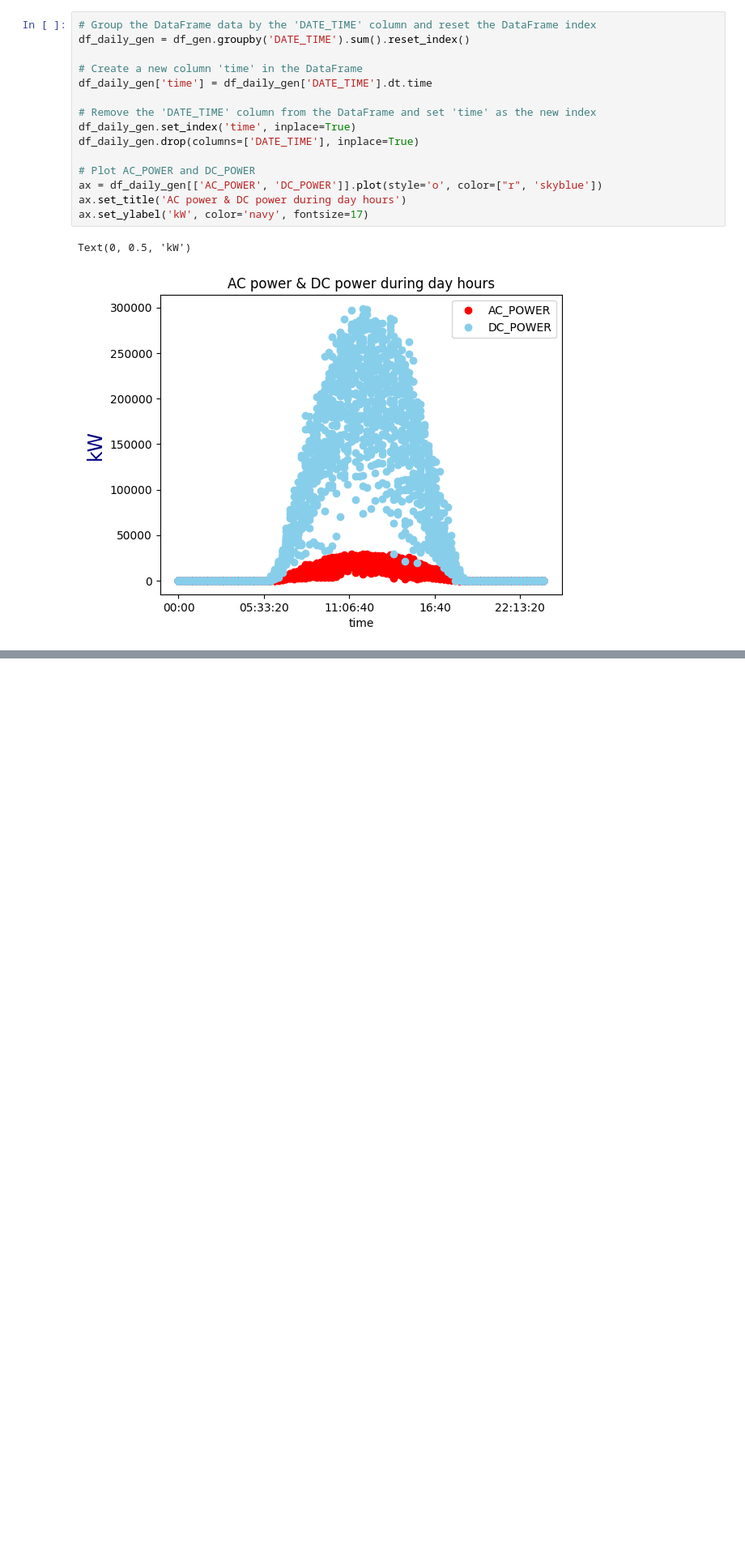
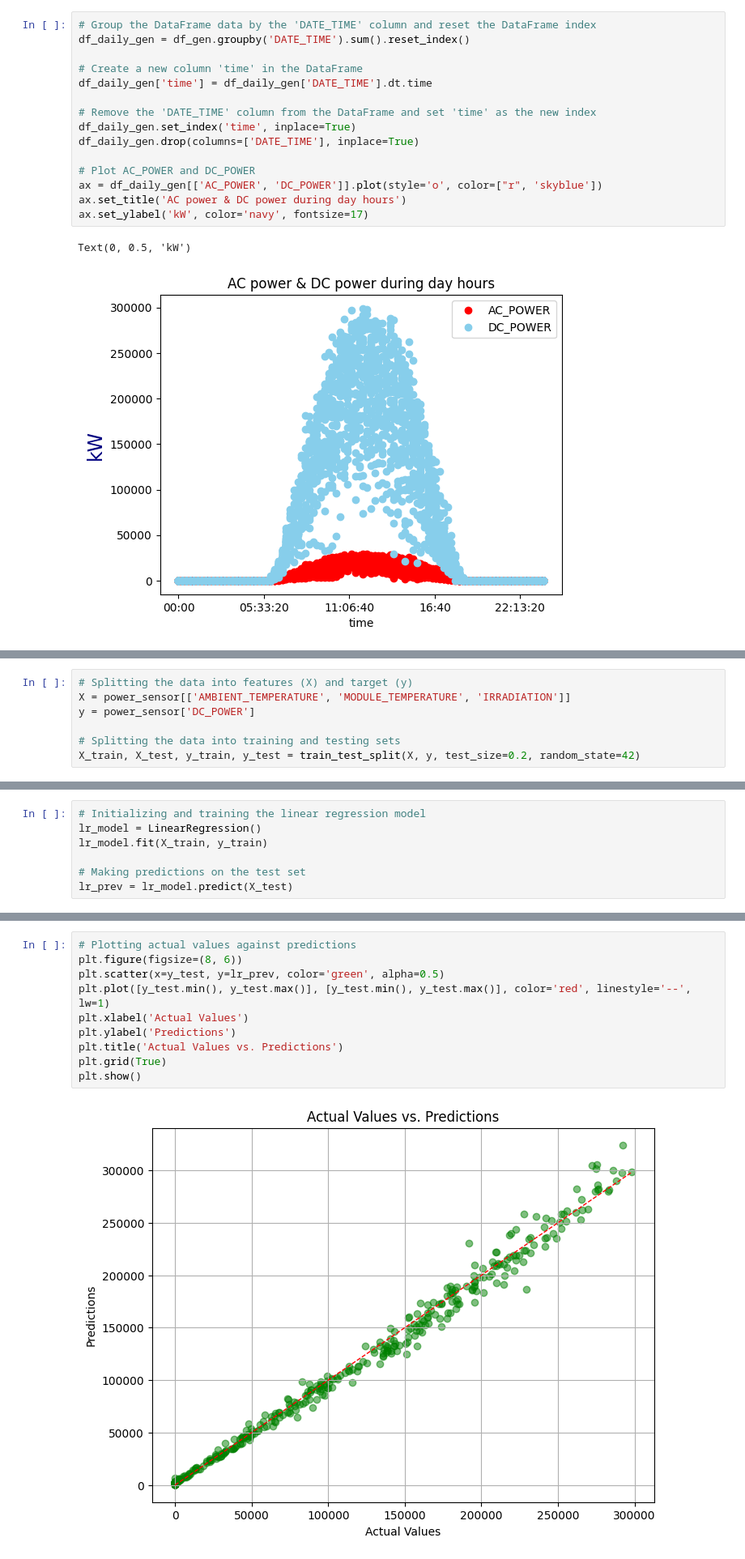
Before and after one commit to FelipeSteudel/Felipe_Steudel-Strategic_Thinking-CA3, a Jupyter notebook: CA3 - Felipe Steudel - Strategic Thinking - HDip in Data Analytics.ipynb, the cells around one changed output, grey strips where cells are left out. Shown at 81% size. Saved outputs shown, nothing was run; the diff lists cells and outputs as text; blank space fills up the shorter version.

```diff
--- a/CA3 - Felipe Steudel - Strategic Thinking - HDip in Data Analytics.ipynb
+++ b/CA3 - Felipe Steudel - Strategic Thinking - HDip in Data Analytics.ipynb
@@ -477,0 +550,7 @@ Text(0, 0.5, 'kW')
+# %%
+# Splitting the data into features (X) and target (y)
+X = power_sensor[['AMBIENT_TEMPERATURE', 'MODULE_TEMPERATURE', 'IRRADIATION']]
+y = power_sensor['DC_POWER']
+
+# Splitting the data into training and testing sets
+X_train, X_test, y_train, y_test = train_test_split(X, y, test_size=0.2, random_state=42)
@@ -477,0 +564,7 @@ Text(0, 0.5, 'kW')
+# %%
+# Initializing and training the linear regression model
+lr_model = LinearRegression()
+lr_model.fit(X_train, y_train)
+
+# Making predictions on the test set
+lr_prev = lr_model.predict(X_test)
@@ -477,0 +595,12 @@ Text(0, 0.5, 'kW')
+# %%
+# Plotting actual values against predictions
+plt.figure(figsize=(8, 6))
+plt.scatter(x=y_test, y=lr_prev, color='green', alpha=0.5)
+plt.plot([y_test.min(), y_test.max()], [y_test.min(), y_test.max()], color='red', linestyle='--', lw=1)
+plt.xlabel('Actual Values')
+plt.ylabel('Predictions')
+plt.title('Actual Values vs. Predictions')
+plt.grid(True)
+plt.show()
+# %% [output]
+[figure, added]
```
Also changed, not shown: parts of 14 cells of this notebook.
